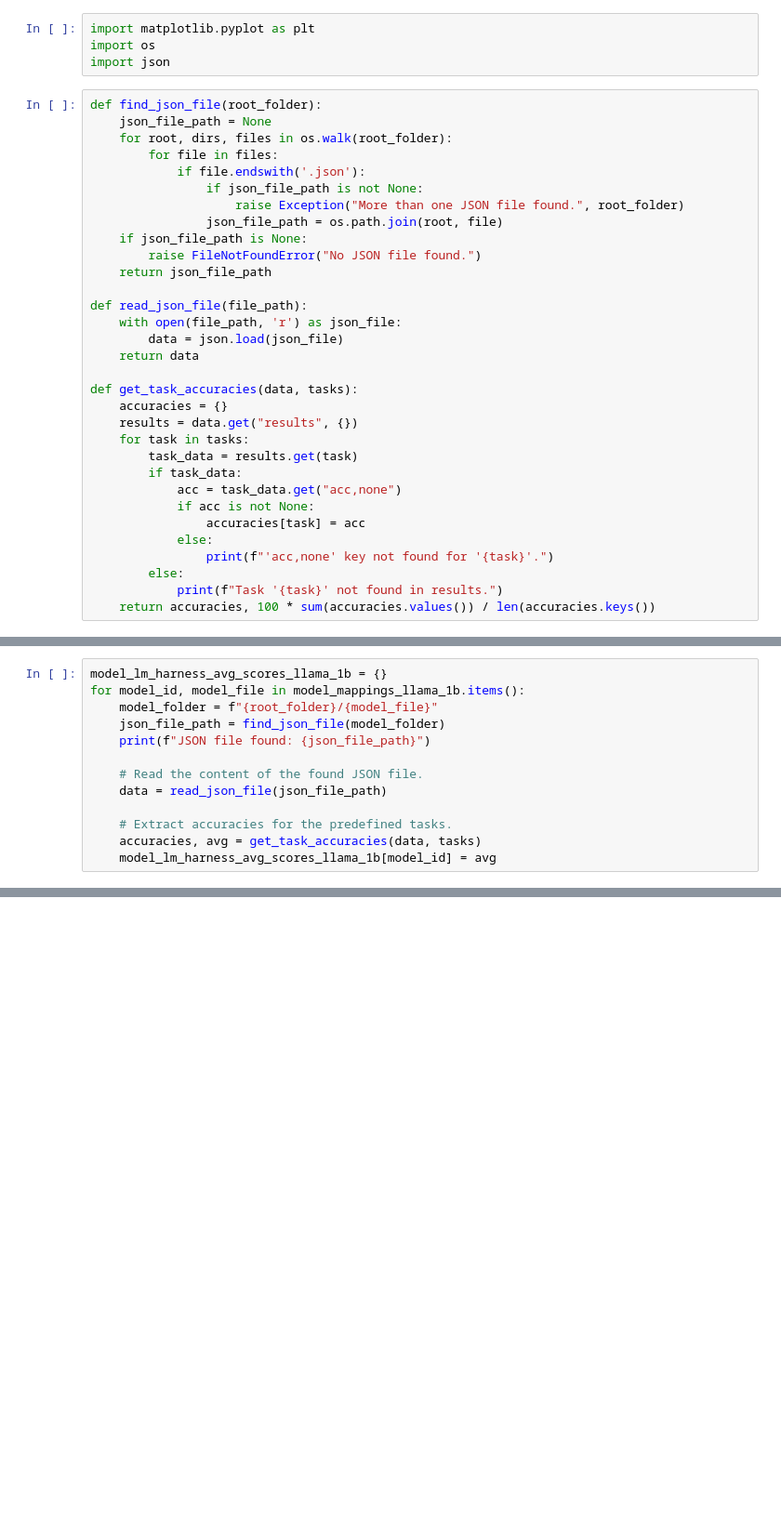
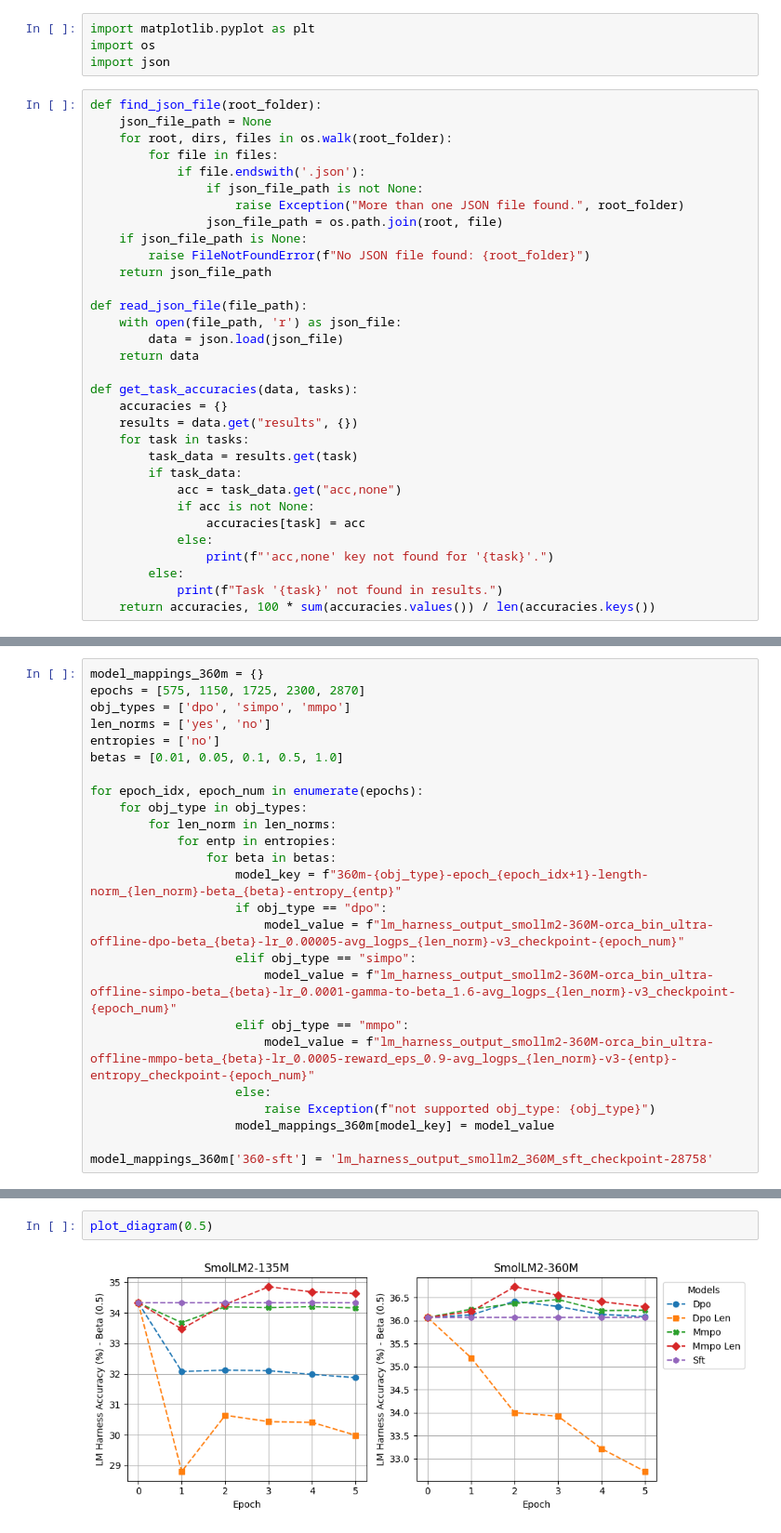
Before and after one commit to SaeedNajafi/alignment-handbook, a Jupyter notebook: lm-harness.ipynb, the cells around one changed output, grey strips where cells are left out. Shown at 93% size. Drawn from its saved outputs; the diff is of its cells as text; blank space fills up the shorter version.

```diff
--- a/lm-harness.ipynb
+++ b/lm-harness.ipynb
@@ -12,7 +12,7 @@ def find_json_file(root_folder):
                     raise Exception("More than one JSON file found.", root_folder)
                 json_file_path = os.path.join(root, file)
     if json_file_path is None:
-        raise FileNotFoundError("No JSON file found.")
+        raise FileNotFoundError(f"No JSON file found: {root_folder}")
     return json_file_path
 
 def read_json_file(file_path):
@@ -214 +62,26 @@ commonsense_qa: 0.19574119574119575
+# %%
+model_mappings_360m = {}
+epochs = [575, 1150, 1725, 2300, 2870]
+obj_types = ['dpo', 'simpo', 'mmpo']
+len_norms = ['yes', 'no']
+entropies = ['no']
+betas = [0.01, 0.05, 0.1, 0.5, 1.0]
+
+for epoch_idx, epoch_num in enumerate(epochs):
+    for obj_type in obj_types:
+        for len_norm in len_norms:
+            for entp in entropies:
+                for beta in betas:
+                    model_key = f"360m-{obj_type}-epoch_{epoch_idx+1}-length-norm_{len_norm}-beta_{beta}-entropy_{entp}"
+                    if obj_type == "dpo":
+                        model_value = f"lm_harness_output_smollm2-360M-orca_bin_ultra-offline-dpo-beta_{beta}-lr_0.00005-avg_logps_{len_norm}-v3_checkpoint-{epoch_num}"
+                    elif obj_type == "simpo":
+                        model_value = f"lm_harness_output_smollm2-360M-orca_bin_ultra-offline-simpo-beta_{beta}-lr_0.0001-gamma-to-beta_1.6-avg_logps_{len_norm}-v3_checkpoint-{epoch_num}"
+                    elif obj_type == "mmpo":
+                        model_value = f"lm_harness_output_smollm2-360M-orca_bin_ultra-offline-mmpo-beta_{beta}-lr_0.0005-reward_eps_0.9-avg_logps_{len_norm}-v3-{entp}-entropy_checkpoint-{epoch_num}"
+                    else:
+                        raise Exception(f"not supported obj_type: {obj_type}")
+                    model_mappings_360m[model_key] = model_value
+
+model_mappings_360m['360-sft'] = 'lm_harness_output_smollm2_360M_sft_checkpoint-28758'
 # %%
@@ -285,13 +154,0 @@ tasks = ["winogrande", "arc_easy", "piqa", "hellaswag", "openbookqa", "arc_chall
-# %%
-model_lm_harness_avg_scores_llama_1b = {}
-for model_id, model_file in model_mappings_llama_1b.items():
-    model_folder = f"{root_folder}/{model_file}"
-    json_file_path = find_json_file(model_folder)
-    print(f"JSON file found: {json_file_path}")
-
-    # Read the content of the found JSON file.
-    data = read_json_file(json_file_path)
-
-    # Extract accuracies for the predefined tasks.
-    accuracies, avg = get_task_accuracies(data, tasks)
-    model_lm_harness_avg_scores_llama_1b[model_id] = avg
@@ -415,0 +242,4 @@ plt.show()
+# %%
+plot_diagram(0.5)
+# %% [output]
+[figure, added]
```
Also changed, not shown: parts of 21 cells of this notebook, 13 other files.
